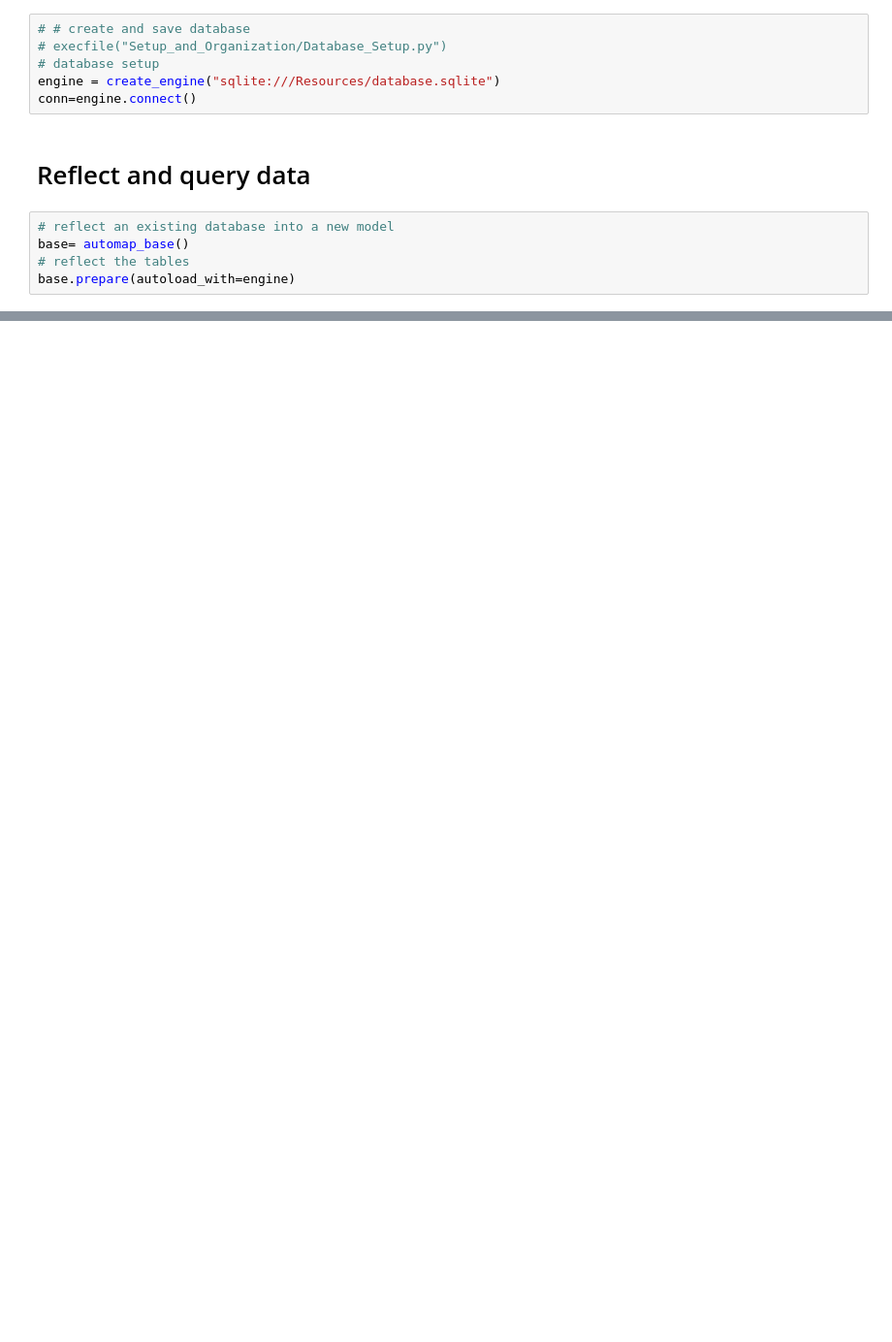
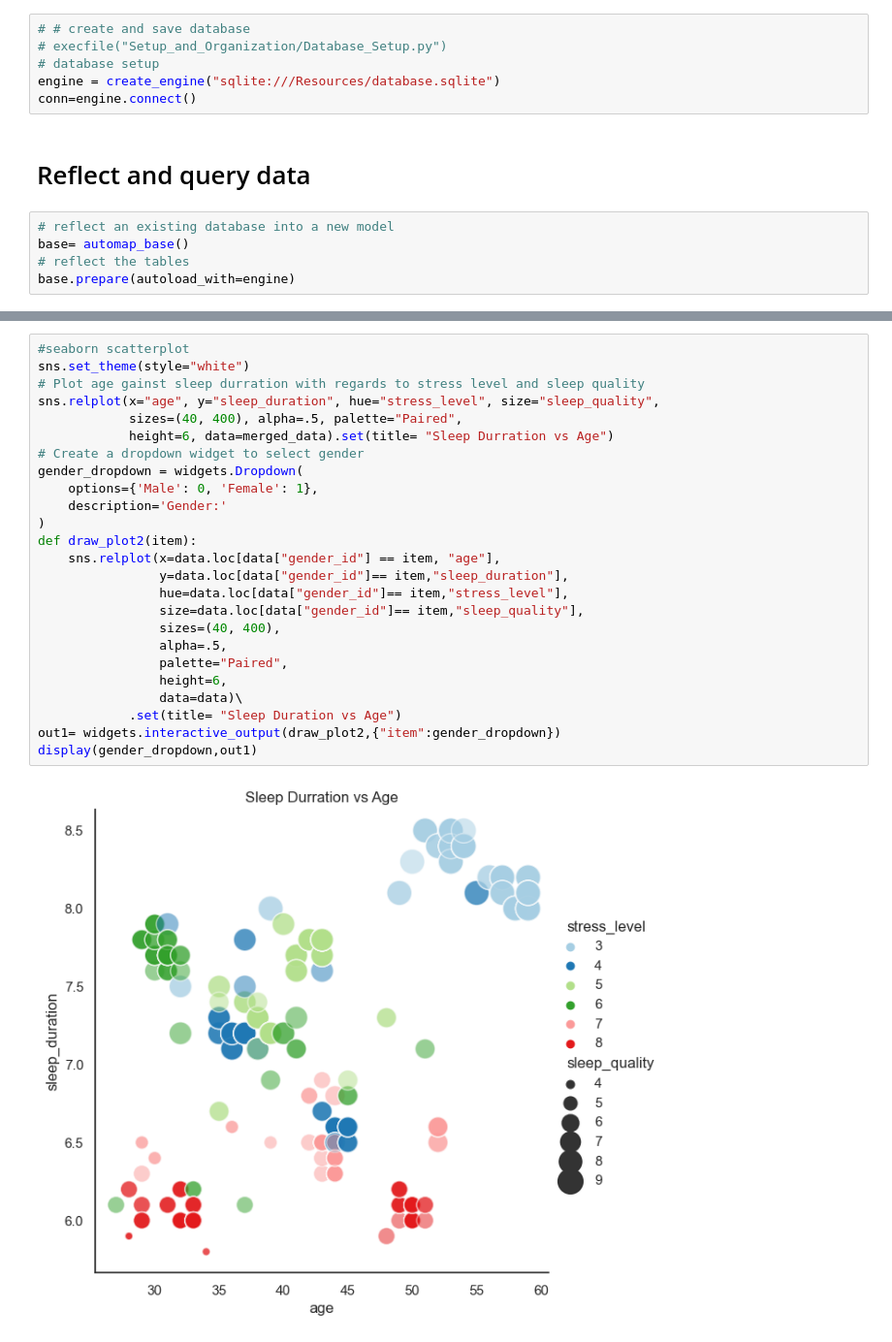
Before and after one commit to reederickson/Project_3, a Jupyter notebook: reed.ipynb, the cells around one changed output, grey strips where cells are left out. Shown at 97% size. Saved outputs shown, nothing was run; the diff lists cells and outputs as text; blank space fills up the shorter version.

```diff
--- a/reed.ipynb
+++ b/reed.ipynb
@@ -85,0 +69,27 @@ sns.relplot(x="age", y="sleep_duration", hue="stress_level", size="sleep_quality
+# %%
+#seaborn scatterplot
+sns.set_theme(style="white")
+# Plot age gainst sleep durration with regards to stress level and sleep quality
+sns.relplot(x="age", y="sleep_duration", hue="stress_level", size="sleep_quality",
+            sizes=(40, 400), alpha=.5, palette="Paired",
+            height=6, data=merged_data).set(title= "Sleep Durration vs Age")
+# Create a dropdown widget to select gender
+gender_dropdown = widgets.Dropdown(
+    options={'Male': 0, 'Female': 1},
+    description='Gender:'
+)
+def draw_plot2(item):
+    sns.relplot(x=data.loc[data["gender_id"] == item, "age"],
+                y=data.loc[data["gender_id"]== item,"sleep_duration"],
+                hue=data.loc[data["gender_id"]== item,"stress_level"],
+                size=data.loc[data["gender_id"]== item,"sleep_quality"],
+                sizes=(40, 400),
+                alpha=.5,
+                palette="Paired",
+                height=6,
+                data=data)\
+            .set(title= "Sleep Duration vs Age")
+out1= widgets.interactive_output(draw_plot2,{"item":gender_dropdown})
+display(gender_dropdown,out1)
+# %% [output]
+[figure, added]
```
Also changed, not shown: parts of 6 cells of this notebook, 1 other file.
